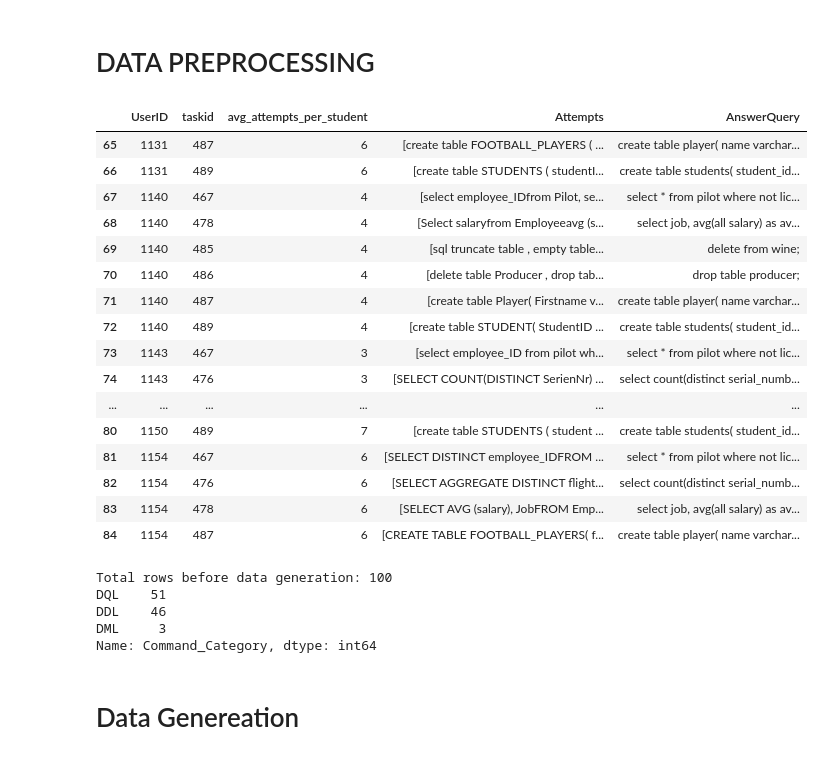
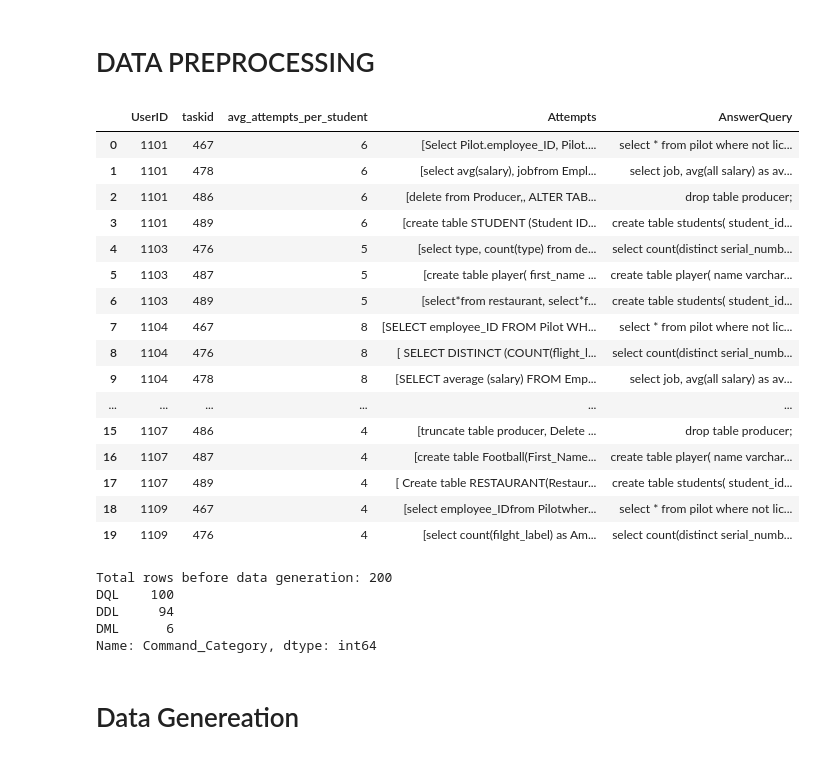
Before and after one commit to victordeman/Synthetic-data-Generation, a Jupyter notebook: Synthetic_Data_Generator_GPT_4_final.ipynb, the cells around one changed output. Saved outputs shown, nothing was run; the diff lists cells and outputs as text; code cells hidden in the pictures.

```diff
--- a/Synthetic_Data_Generator_GPT_4_final.ipynb
+++ b/Synthetic_Data_Generator_GPT_4_final.ipynb
@@ -266,50 +267,50 @@ df['Commands_Cat'] = df['AnswerQuery'].apply(segregate_categories)
 # %%
 # GROUPING QUERIES AND PRE-PROCESSING FOR SENDING TO LLM
 
 # Group the UserQueries (which are more than 1 or 2) into Attempts column for every userid and taskid
 student_attempts = df.groupby(['UserID', 'taskid'])['UserQuery'].apply(lambda x: x.tolist() if len(x) >= 2 else np.nan).reset_index(name='Attempts')
 
 # Correct answer for each group
 correct_answers = df[['UserID', 'taskid','AnswerQuery']]
 
 df_new = df[['UserID', 'taskid', 'avg_attempts_per_student']]
 df1 = df_new.drop_duplicates(subset=['UserID', 'taskid', 'avg_attempts_per_student'], keep='first')
 
 # Merging of attempts and correct answers
 merged_df = pd.merge(df1, student_attempts, on=['UserID', 'taskid'], how='left')
 merged_df = pd.merge(merged_df, correct_answers, on=['UserID', 'taskid'], how='inner')
 
 merged_df = merged_df.dropna(subset=['Attempts']).reset_index(drop=True)
 
 merged_df['Attempts'] = merged_df['Attempts'].apply(tuple)
 
 # Drop duplicates based on specified subset columns
 merged_df = merged_df.drop_duplicates(subset=['UserID', 'taskid', 'avg_attempts_per_student', 'Attempts', 'AnswerQuery']).reset_index(drop=True)
 
 merged_df['Attempts'] = merged_df['Attempts'].apply(list)
 
 # Limit data for test
-merged_df = merged_df.iloc[65:165]
+merged_df = merged_df.iloc[0:200]
 
 merged_df.head(20)
 # %% [output]
 |  | UserID | taskid | avg_attempts_per_student | Attempts | AnswerQuery |
-| 65 | 1131 | 487 | 6 | [create table FOOTBALL_PLAYERS ( ... | create table player( name varchar... |
-| 66 | 1131 | 489 | 6 | [create table STUDENTS ( studentI... | create table students( student_id... |
-| 67 | 1140 | 467 | 4 | [select employee_IDfrom Pilot, se... | select * from pilot where not lic... |
-| 68 | 1140 | 478 | 4 | [Select salaryfrom Employeeavg (s... | select job, avg(all salary) as av... |
-| 69 | 1140 | 485 | 4 | [sql truncate table , empty table... | delete from wine; |
-| 70 | 1140 | 486 | 4 | [delete table Producer , drop tab... | drop table producer; |
-| 71 | 1140 | 487 | 4 | [create table Player( Firstname v... | create table player( name varchar... |
-| 72 | 1140 | 489 | 4 | [create table STUDENT( StudentID ... | create table students( student_id... |
-| 73 | 1143 | 467 | 3 | [select employee_ID from pilot wh... | select * from pilot where not lic... |
-| 74 | 1143 | 476 | 3 | [SELECT COUNT(DISTINCT SerienNr) ... | select count(distinct serial_numb... |
+| 0 | 1101 | 467 | 6 | [Select Pilot.employee_ID, Pilot.... | select * from pilot where not lic... |
+| 1 | 1101 | 478 | 6 | [select avg(salary), jobfrom Empl... | select job, avg(all salary) as av... |
+| 2 | 1101 | 486 | 6 | [delete from Producer,, ALTER TAB... | drop table producer; |
+| 3 | 1101 | 489 | 6 | [create table STUDENT (Student ID... | create table students( student_id... |
+| 4 | 1103 | 476 | 5 | [select type, count(type) from de... | select count(distinct serial_numb... |
+| 5 | 1103 | 487 | 5 | [create table player( first_name ... | create table player( name varchar... |
+| 6 | 1103 | 489 | 5 | [select*from restaurant, select*f... | create table students( student_id... |
+| 7 | 1104 | 467 | 8 | [SELECT employee_ID FROM Pilot WH... | select * from pilot where not lic... |
+| 8 | 1104 | 476 | 8 | [ SELECT DISTINCT (COUNT(flight_l... | select count(distinct serial_numb... |
+| 9 | 1104 | 478 | 8 | [SELECT average (salary) FROM Emp... | select job, avg(all salary) as av... |
 | ... | ... | ... | ... | ... | ... |
-| 80 | 1150 | 489 | 7 | [create table STUDENTS ( student ... | create table students( student_id... |
-| 81 | 1154 | 467 | 6 | [SELECT DISTINCT employee_IDFROM ... | select * from pilot where not lic... |
-| 82 | 1154 | 476 | 6 | [SELECT AGGREGATE DISTINCT flight... | select count(distinct serial_numb... |
-| 83 | 1154 | 478 | 6 | [SELECT AVG (salary), JobFROM Emp... | select job, avg(all salary) as av... |
-| 84 | 1154 | 487 | 6 | [CREATE TABLE FOOTBALL_PLAYERS( f... | create table player( name varchar... |
+| 15 | 1107 | 486 | 4 | [truncate table producer, Delete ... | drop table producer; |
+| 16 | 1107 | 487 | 4 | [create table Football(First_Name... | create table player( name varchar... |
+| 17 | 1107 | 489 | 4 | [ Create table RESTAURANT(Restaur... | create table students( student_id... |
+| 18 | 1109 | 467 | 4 | [select employee_IDfrom Pilotwher... | select * from pilot where not lic... |
+| 19 | 1109 | 476 | 4 | [select count(filght_label) as Am... | select count(distinct serial_numb... |
 # %%
 # DATA SEGREGATION INTO DML, DQL, DCL and DDL
 
@@ -325,10 +326,10 @@ most_common_category = df_original.groupby('taskid')['Command_Category'].apply(l
 
 df_original['Command_Category'] = df_original['taskid'].map(most_common_category) # for each taskid with the most frequent category
 # %% [output]
-Total rows before data generation: 100
-DQL    51
-DDL    46
-DML     3
+Total rows before data generation: 200
+DQL    100
+DDL     94
+DML      6
 Name: Command_Category, dtype: int64
 # %% [markdown]
 # Data Genereation
```
Also changed, not shown: parts of 49 cells of this notebook.
